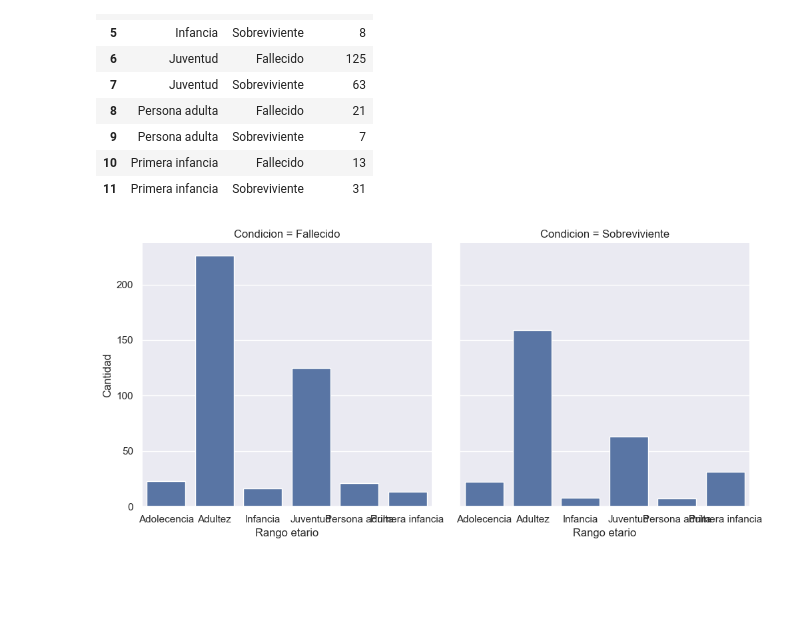
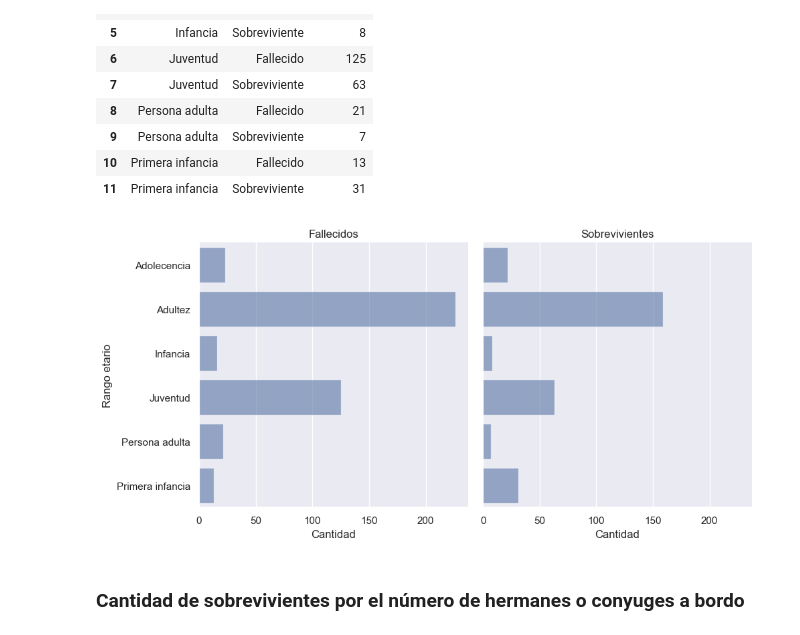
Before and after one commit to joackob/titanic-ml, a Jupyter notebook: notebooks/2-visual-and-statistical-exploration.ipynb, the cells around one changed output. Saved outputs shown, nothing was run; the diff lists cells and outputs as text; code cells hidden in the pictures; blank space fills up the shorter version.

```diff
--- a/notebooks/2-visual-and-statistical-exploration.ipynb
+++ b/notebooks/2-visual-and-statistical-exploration.ipynb
@@ -145,18 +121,18 @@ graph_survivors_by_age = (
 [figure]
 # %%
 def rango_etario(edad: float) -> str:
-    def rango(min: float, max: float) -> bool:
+    def edad_esta_entre(min: float, max: float) -> bool:
         return edad >= min and edad < max
 
-    if rango(min=0, max=6):
+    if edad_esta_entre(min=0, max=6):
         return "Primera infancia"
-    elif rango(min=6, max=12):
+    elif edad_esta_entre(min=6, max=12):
         return "Infancia"
-    elif rango(min=12, max=18):
+    elif edad_esta_entre(min=12, max=18):
         return "Adolecencia"
-    elif rango(min=18, max=26):
+    elif edad_esta_entre(min=18, max=26):
         return "Juventud"
-    elif rango(min=26, max=59):
+    elif edad_esta_entre(min=26, max=59):
         return "Adultez"
     else:
         return "Persona adulta"
@@ -203,10 +179,14 @@ data_survivors_by_age_range
 # %%
 graph_survivors_by_age_range = sns.catplot(
     data=data_survivors_by_age_range,
     kind="bar",
-    x="Rango etario",
-    row="Condicion",
-    y="Cantidad",
-)
+    y="Rango etario",
+    col="Condicion",
+    x="Cantidad",
+    orient="h",
+    alpha=0.6,
+).set_titles(template="{col_name}s")
 # %% [output]
-[figure, old version]
+[figure, new version]
+# %% [markdown]
+### Cantidad de sobrevivientes por el número de hermanes o conyuges a bordo
```
Also changed, not shown: parts of 4 cells of this notebook, 4 other files.
